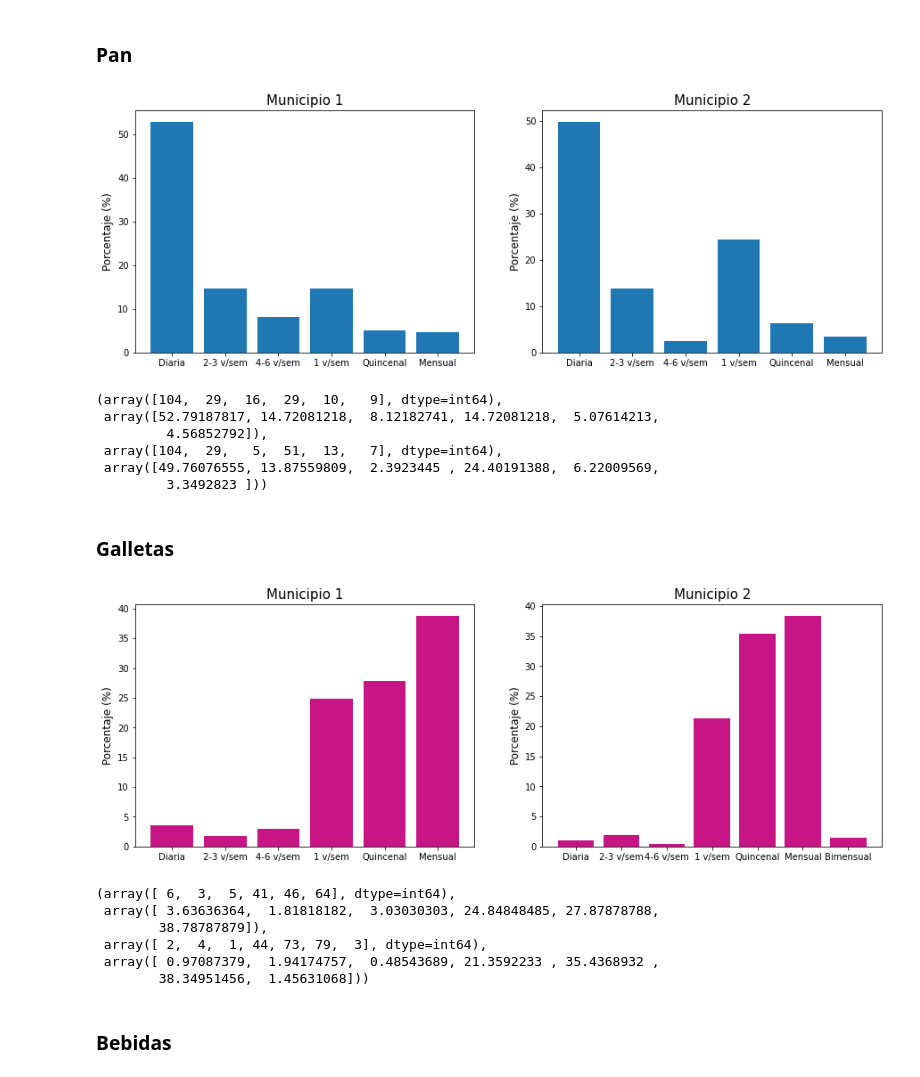
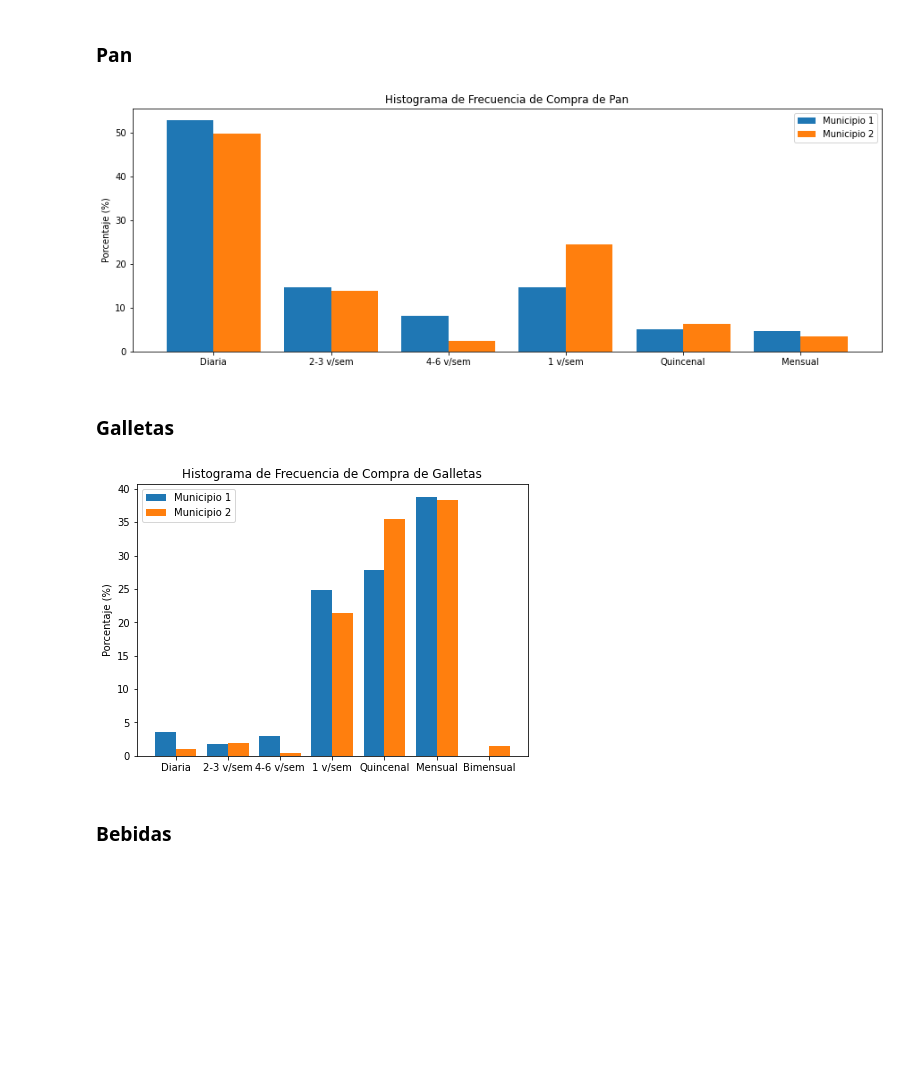
Before and after one commit to RosalynD/Consumo, a Jupyter notebook: Graficos.ipynb, the cells around one changed output. Drawn from its saved outputs; the diff is of its cells as text; code cells hidden in the pictures; blank space fills up the shorter version.

Commit message:
Histograms Fixed

```diff
--- a/Graficos.ipynb
+++ b/Graficos.ipynb
@@ -172,15 +232,15 @@ np.where(preguntas =='3.3. ¿Con qué frecuencia compra el alimento? (Carne de r
 # %% [output]
 (array([52], dtype=int32),)
 # %%
-carnes = [m1[m1.columns[51:76]], m2[m2.columns[51:76]]]
-frutas = [m1[m1.columns[76:181]], m2[m2.columns[76:181]]]
-verduras = [m1[m1.columns[181:256]], m2[m2.columns[181:256]]]
-tuberculos = [m1[m1.columns[256:281]], m2[m2.columns[256:281]]]
-lacteos = [m1[m1.columns[281:296]], m2[m2.columns[281:296]]]
-huevos = [m1[m1.columns[296:301]], m2[m2.columns[296:301]]]
-cereales = [m1[m1.columns[301:321]], m2[m2.columns[301:321]]]
-abarrotes = [m1[m1.columns[321:371]], m2[m2.columns[321:371]]]
-panaderia = [m1[m1.columns[371:381]], m2[m2.columns[371:381]]]
+carnes = [m1[m1.columns[51:76]], m2[m2.columns[51:76]], df[df.columns[51:76]]]
+frutas = [m1[m1.columns[76:181]], m2[m2.columns[76:181]], df[df.columns[76:181]]]
+verduras = [m1[m1.columns[181:256]], m2[m2.columns[181:256]], df[df.columns[181:256]]]
+tuberculos = [m1[m1.columns[256:281]], m2[m2.columns[256:281]], df[df.columns[256:281]]]
+lacteos = [m1[m1.columns[281:296]], m2[m2.columns[281:296]], df[df.columns[281:296]]]
+huevos = [m1[m1.columns[296:301]], m2[m2.columns[296:301]], df[df.columns[296:301]]]
+cereales = [m1[m1.columns[301:321]], m2[m2.columns[301:321]], df[df.columns[301:321]]]
+abarrotes = [m1[m1.columns[321:371]], m2[m2.columns[321:371]], df[df.columns[321:371]]]
+panaderia = [m1[m1.columns[371:381]], m2[m2.columns[371:381]], df[df.columns[371:381]]]
 bebidas = [m1[m1.columns[381:386]], m2[m2.columns[381:386]]]
 # %% [markdown]
 ## Lugar de Compra
@@ -562,29 +557,21 @@ pltfig(a_1, a_2, 'fc')
 # %%
 pan_1 = panaderia[0][panaderia[0].columns[1]]
 pan_2 = panaderia[1][panaderia[1].columns[1]]
-pltfig(pan_1, pan_2, 'fc')
+f1, p1, cod1, f2, p2, cod2 =  pltfig(pan_1 , pan_2, 'fc', plot=False)
+f1, p1, f2, p2, cod, names = normal(cod1, f1, p1, cod2, f2, p2, 'fc')
+subcategorybar(names, [p1, p2], ya='P', title='Histograma de Frecuencia de Compra de Pan')
 # %% [output]
-[figure, old version]
+[figure, new version]
-(array([104,  29,  16,  29,  10,   9], dtype=int64),
- array([52.79187817, 14.72081218,  8.12182741, 14.72081218,  5.07614213,
-         4.56852792]),
- array([104,  29,   5,  51,  13,   7], dtype=int64),
- array([49.76076555, 13.87559809,  2.3923445 , 24.40191388,  6.22009569,
-         3.3492823 ]))
 # %% [markdown]
 ### Galletas
 # %%
 galletas_1 = panaderia[0][panaderia[0].columns[6]]
 galletas_2 = panaderia[1][panaderia[1].columns[6]]
-pltfig(galletas_1, galletas_2, 'fc')
+f1, p1, cod1, f2, p2, cod2 =  pltfig(galletas_1 , galletas_2, 'fc', plot=False)
+f1, p1, f2, p2, cod, names = normal(cod1, f1, p1, cod2, f2, p2, 'fc')
+subcategorybar(names, [p1, p2], ya='P', title='Histograma de Frecuencia de Compra de Galletas')
 # %% [output]
-[figure, old version]
+[figure, new version]
-(array([ 6,  3,  5, 41, 46, 64], dtype=int64),
- array([ 3.63636364,  1.81818182,  3.03030303, 24.84848485, 27.87878788,
-        38.78787879]),
- array([ 2,  4,  1, 44, 73, 79,  3], dtype=int64),
- array([ 0.97087379,  1.94174757,  0.48543689, 21.3592233 , 35.4368932 ,
-        38.34951456,  1.45631068]))
 # %% [markdown]
 ### Bebidas
 # %%
```
Also changed, not shown: parts of 48 cells of this notebook, 2 other files.
